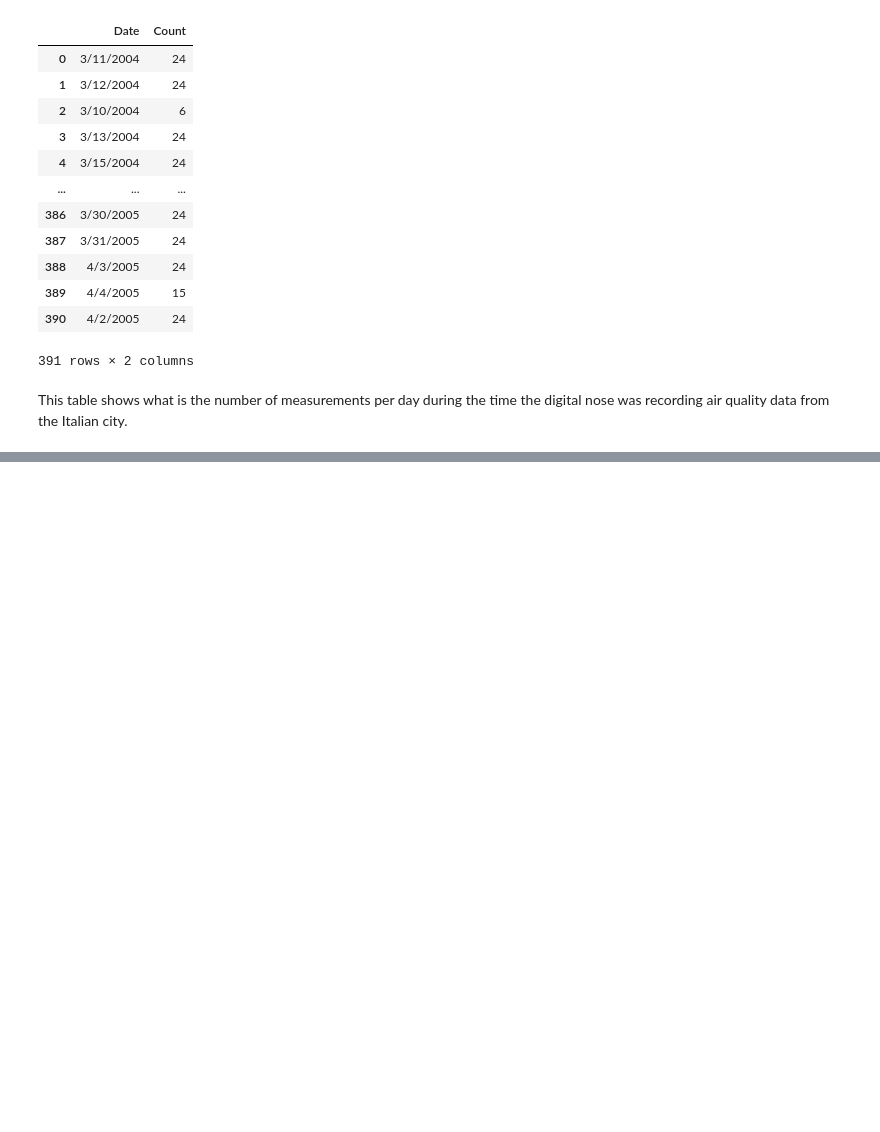
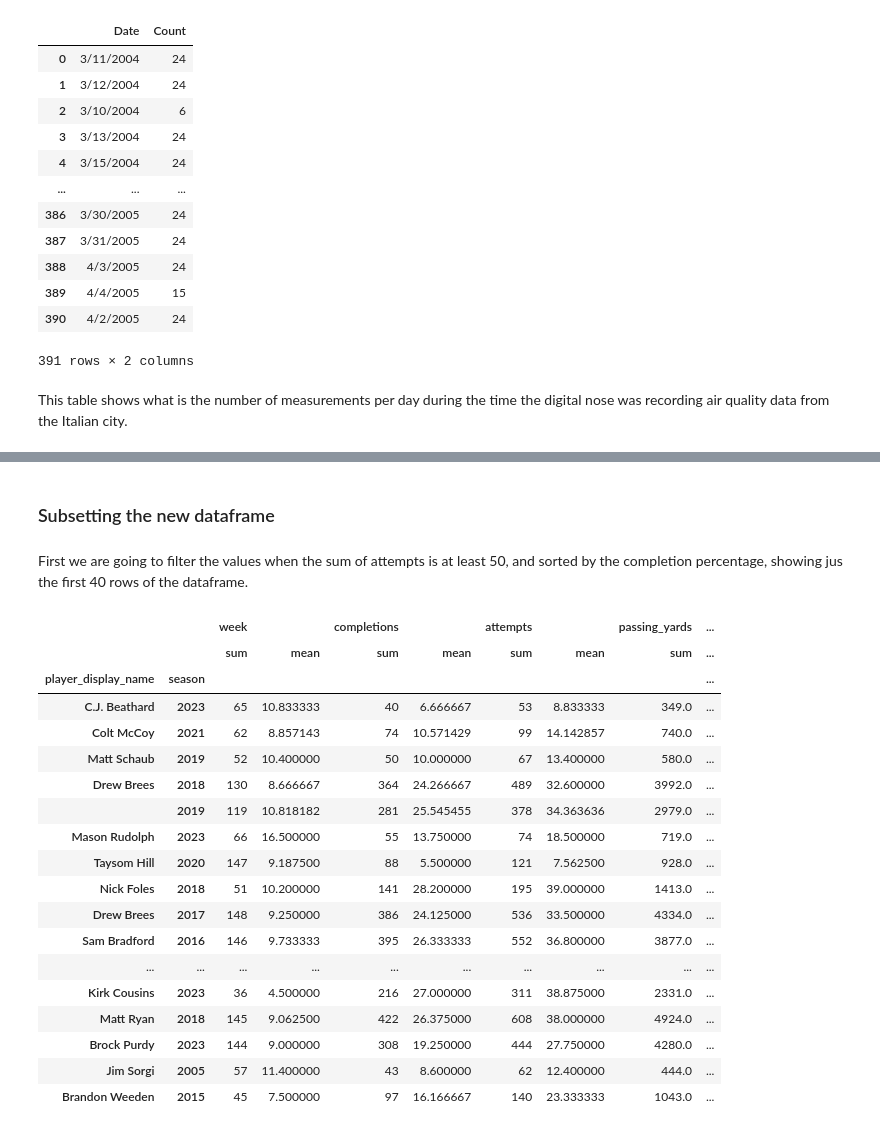
Before and after one commit to YefridC09/ST-554_Big_data_analysis, a Jupyter notebook: Project_2/Project2_Yefrid_Cordoba.ipynb, the cells around one changed output, grey strips where cells are left out. Drawn from its saved outputs; the diff is of its cells as text; code cells hidden in the pictures; blank space fills up the shorter version.

```diff
--- a/Project_2/Project2_Yefrid_Cordoba.ipynb
+++ b/Project_2/Project2_Yefrid_Cordoba.ipynb
@@ -259,0 +274,2 @@ This table shows what is the number of measurements per day during the time the
+# %%
+nfl_data = ps.read_csv('Data/weekly_nfl_data.csv', sep = ',')
@@ -259,0 +314,5 @@ This table shows what is the number of measurements per day during the time the
+# %%
+QB_reg = nfl_data.loc[((nfl_data.position == 'QB') & (nfl_data.season_type == 'REG') & (nfl_data.season >= 2005) & (nfl_data.season <= 2023))\
+                      ,['player_display_name', 'season', 'week', 'completions', 'attempts', 'passing_yards', 'passing_tds', 'interceptions'] ]\
+                    .groupby(['player_display_name', 'season'])\
+                    .agg(['sum', 'mean'])
@@ -259,0 +342,3 @@ This table shows what is the number of measurements per day during the time the
+# %%
+QB_reg['completion_percentage'] = QB_reg[('completions'), ('sum')] / QB_reg[('attempts'), ('sum')]
+QB_reg['td_int_ratio'] = QB_reg[('passing_tds'), ('sum')] / QB_reg[('interceptions'), ('sum')]
@@ -259,0 +356,27 @@ This table shows what is the number of measurements per day during the time the
+# %% [markdown]
+### Subsetting the new dataframe
+# %% [markdown]
+First we are going to filter the values when the sum of attempts is at least 50, and sorted by the completion percentage, showing jus the first 40 rows of the dataframe.
+# %%
+QB_reg.loc[QB_reg[('attempts', 'sum')] >= 50]\
+        .sort_values(by = 'completion_percentage', ascending = False).head(40)
+# %% [output]
+|  |  | week |  | completions |  | attempts |  | passing_yards | ... |
+|  |  | sum | mean | sum | mean | sum | mean | sum | ... |
+| player_display_name | season |  |  |  |  |  |  |  | ... |
+| C.J. Beathard | 2023 | 65 | 10.833333 | 40 | 6.666667 | 53 | 8.833333 | 349.0 | ... |
+| Colt McCoy | 2021 | 62 | 8.857143 | 74 | 10.571429 | 99 | 14.142857 | 740.0 | ... |
+| Matt Schaub | 2019 | 52 | 10.400000 | 50 | 10.000000 | 67 | 13.400000 | 580.0 | ... |
+| Drew Brees | 2018 | 130 | 8.666667 | 364 | 24.266667 | 489 | 32.600000 | 3992.0 | ... |
+|  | 2019 | 119 | 10.818182 | 281 | 25.545455 | 378 | 34.363636 | 2979.0 | ... |
+| Mason Rudolph | 2023 | 66 | 16.500000 | 55 | 13.750000 | 74 | 18.500000 | 719.0 | ... |
+| Taysom Hill | 2020 | 147 | 9.187500 | 88 | 5.500000 | 121 | 7.562500 | 928.0 | ... |
+| Nick Foles | 2018 | 51 | 10.200000 | 141 | 28.200000 | 195 | 39.000000 | 1413.0 | ... |
+| Drew Brees | 2017 | 148 | 9.250000 | 386 | 24.125000 | 536 | 33.500000 | 4334.0 | ... |
+| Sam Bradford | 2016 | 146 | 9.733333 | 395 | 26.333333 | 552 | 36.800000 | 3877.0 | ... |
+| ... | ... | ... | ... | ... | ... | ... | ... | ... | ... |
+| Kirk Cousins | 2023 | 36 | 4.500000 | 216 | 27.000000 | 311 | 38.875000 | 2331.0 | ... |
+| Matt Ryan | 2018 | 145 | 9.062500 | 422 | 26.375000 | 608 | 38.000000 | 4924.0 | ... |
+| Brock Purdy | 2023 | 144 | 9.000000 | 308 | 19.250000 | 444 | 27.750000 | 4280.0 | ... |
+| Jim Sorgi | 2005 | 57 | 11.400000 | 43 | 8.600000 | 62 | 12.400000 | 444.0 | ... |
+| Brandon Weeden | 2015 | 45 | 7.500000 | 97 | 16.166667 | 140 | 23.333333 | 1043.0 | ... |
```
Also changed, not shown: parts of 23 cells of this notebook.
